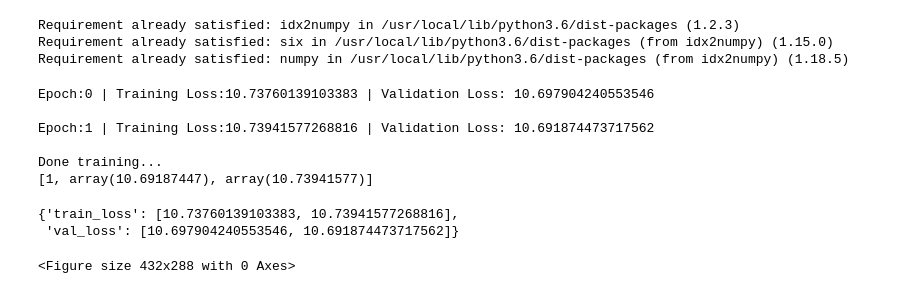
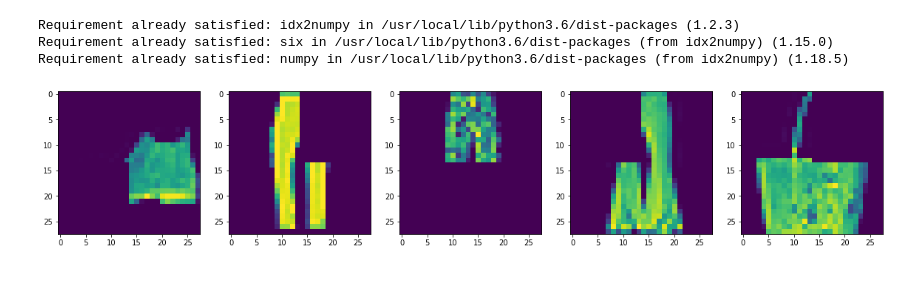
Before and after one commit to akshatgoel92/simple-nn, a Jupyter notebook: src/3_2.ipynb, the cells around one changed output. Saved outputs shown, nothing was run; the diff lists cells and outputs as text; code cells hidden in the pictures.

Commit message:
Add first pass at visualization to 3_2

```diff
--- a/src/3_2.ipynb
+++ b/src/3_2.ipynb
@@ -127,13 +127,17 @@ def add_noise(img, quadrants):
   # Return statement
   return(noisy_img)
 # %%
-def plot_image(img):
+def plot_image(imgs):
   '''
   Take an image stored as a Torch
   tensor and display it in the notebook
   '''
-  # Display the img
-  plt.imshow(img.numpy(), cmap= 'gray')
+  plt.figure(figsize=(20,10))
+  columns = 5
+
+  for i, img in enumerate(imgs):
+    plt.subplot(len(imgs) / columns + 1, columns, i + 1)
+    plt.imshow(img.cpu().numpy().reshape(28,28))
 # %%
 def test_noise():
   '''
@@ -302,6 +306,10 @@ def train(config,
         # Initialize the validation running loss
         val_running_loss = 0.0
         val_running_accuracy = 0.0
+
+        plot_noise = []
+        plot_preds = []
+        plot_clean = []
 
         # Iterate through data now
         for i, data in enumerate(train_loader):
@@ -377,6 +385,15 @@ def train(config,
               # Send the data item through the network to get output
               val_pred_images = net(val_noisy_images)
 
+              # Plot images
+              noise_check = val_noisy_images[0]
+              pred_check = val_pred_images[0]
+              clean_check = val_flat_clean_imgs[0]
+
+              plot_noise.append(noise_check)
+              plot_preds.append(pred_check)
+              plot_clean.append(clean_check)
+
               # Compute the loss
               # Add to running loss
               val_loss = criterion(val_pred_images, val_flat_clean_imgs)
@@ -409,12 +426,12 @@ def train(config,
     plot_loss(results, lab='loss', model_num=config['model_num'])
 
     # Return statement
-    return(results)
+    return(results, plot_noise, plot_preds, plot_clean)
 # %%
 # Test configuration
 test_config = {'lr': 0.7,
                'batch_size': 64,
-               'weight_decay': 0.01,
+               'weight_decay': 0.0,
                'encoder_units': [512, 256, 128, 64],
                'decoder_units': list(reversed([512, 256, 128, 64]))[1:],
                'momentum': 0.99,
@@ -423,14 +440,8 @@ test_config = {'lr': 0.7,
 
 
 # Try out the test configuration
-train(test_config, epochs = 2)
+_, plot_noise, plot_preds, plot_clean = train(test_config, epochs = 20)
-# %% [output]
-Epoch:0 | Training Loss:10.73760139103383 | Validation Loss: 10.697904240553546
-
-Epoch:1 | Training Loss:10.73941577268816 | Validation Loss: 10.691874473717562
-
-Done training...
-[1, array(10.69187447), array(10.73941577)]
-{'train_loss': [10.73760139103383, 10.73941577268816],
- 'val_loss': [10.697904240553546, 10.691874473717562]}
-<Figure size 432x288 with 0 Axes>
+# %%
+plot_image(plot_noise[:5])
+# %% [output]
+[figure, added]
```
Also changed, not shown: parts of 2 cells of this notebook.
